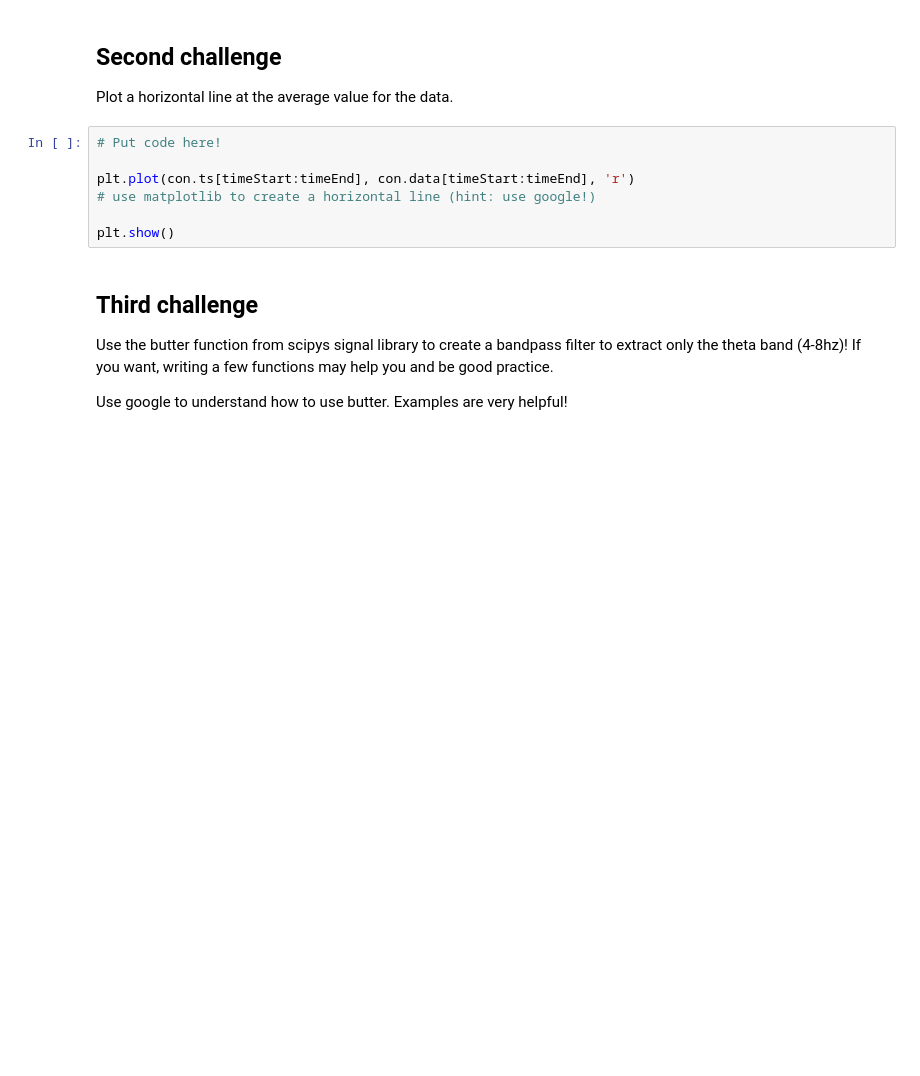
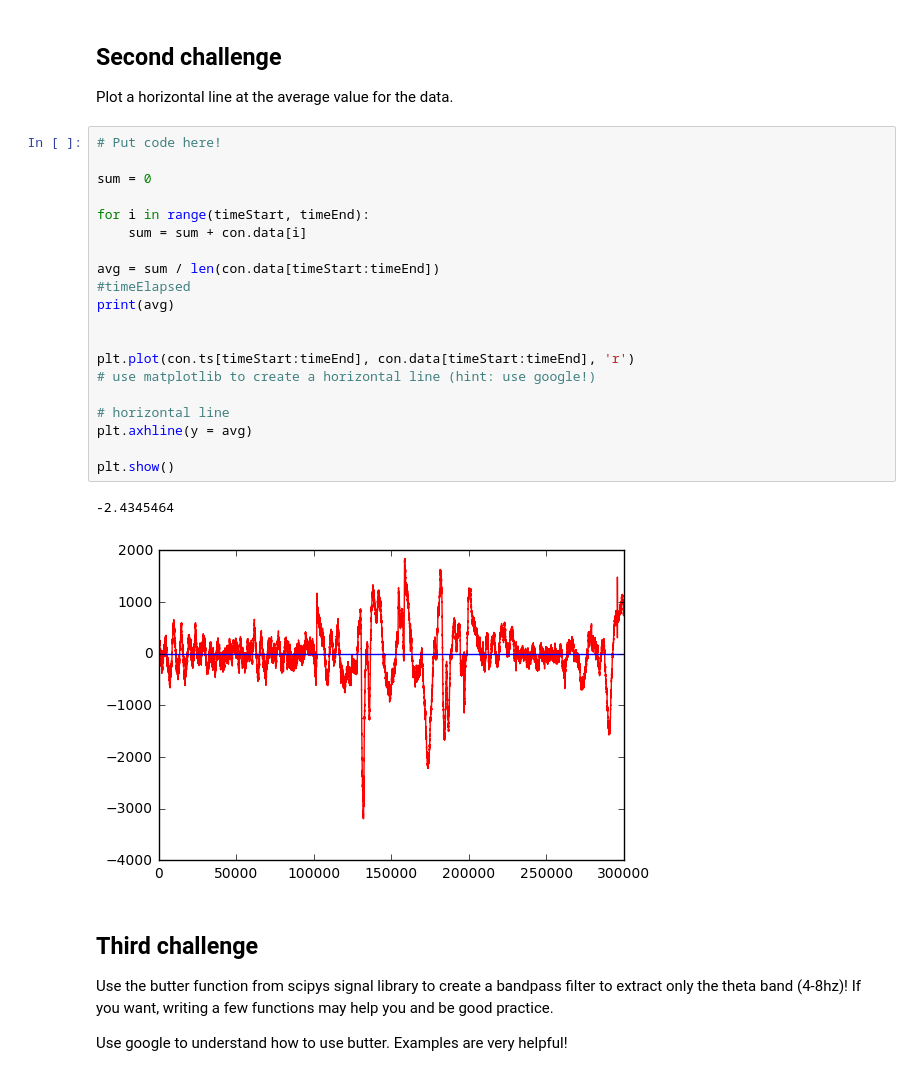
Before and after one commit to tne-lab/learning-python, a Jupyter notebook: Main.ipynb, the cells around one changed output. Cells and saved outputs as stored; diff of their text form; blank space fills up the shorter version.

```diff
--- a/Main.ipynb
+++ b/Main.ipynb
@@ -112,11 +136,27 @@ plt.show()
 Plot a horizontal line at the average value for the data.
 # %%
 # Put code here!
+
+sum = 0
+
+for i in range(timeStart, timeEnd):
+    sum = sum + con.data[i]
+
+avg = sum / len(con.data[timeStart:timeEnd])
+#timeElapsed
+print(avg)
+
 
 plt.plot(con.ts[timeStart:timeEnd], con.data[timeStart:timeEnd], 'r')
 # use matplotlib to create a horizontal line (hint: use google!)
 
+# horizontal line
+plt.axhline(y = avg)
+
 plt.show()
+# %% [output]
+-2.4345464
+[figure, added]
 # %% [markdown]
 ## Third challenge
 
```
Also changed, not shown: parts of 13 cells of this notebook.
